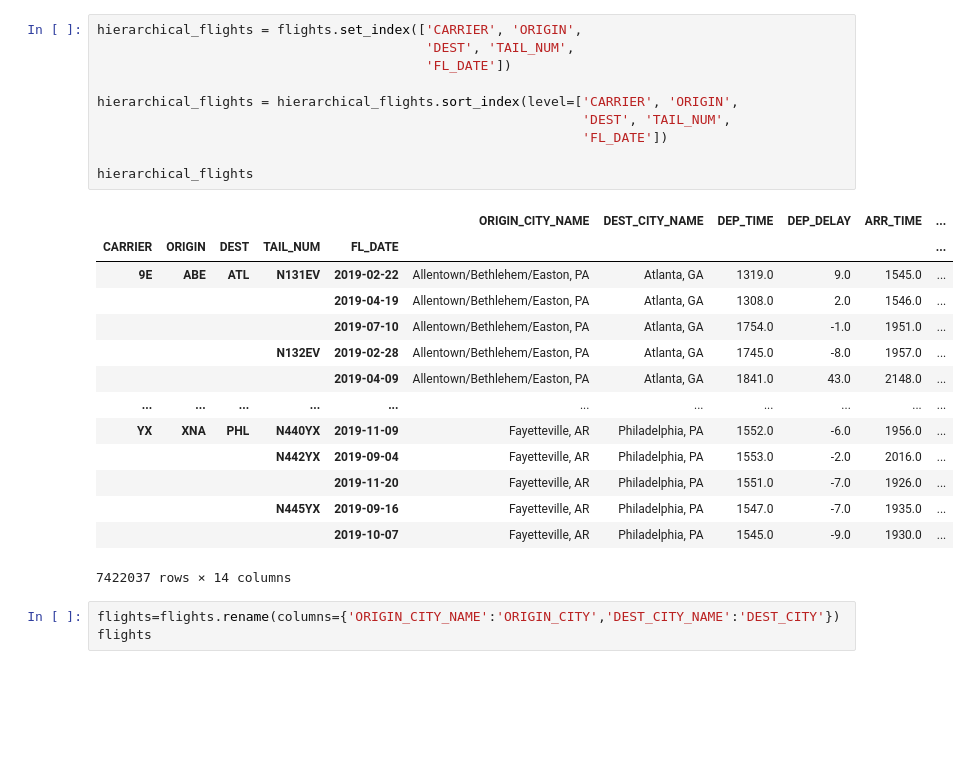
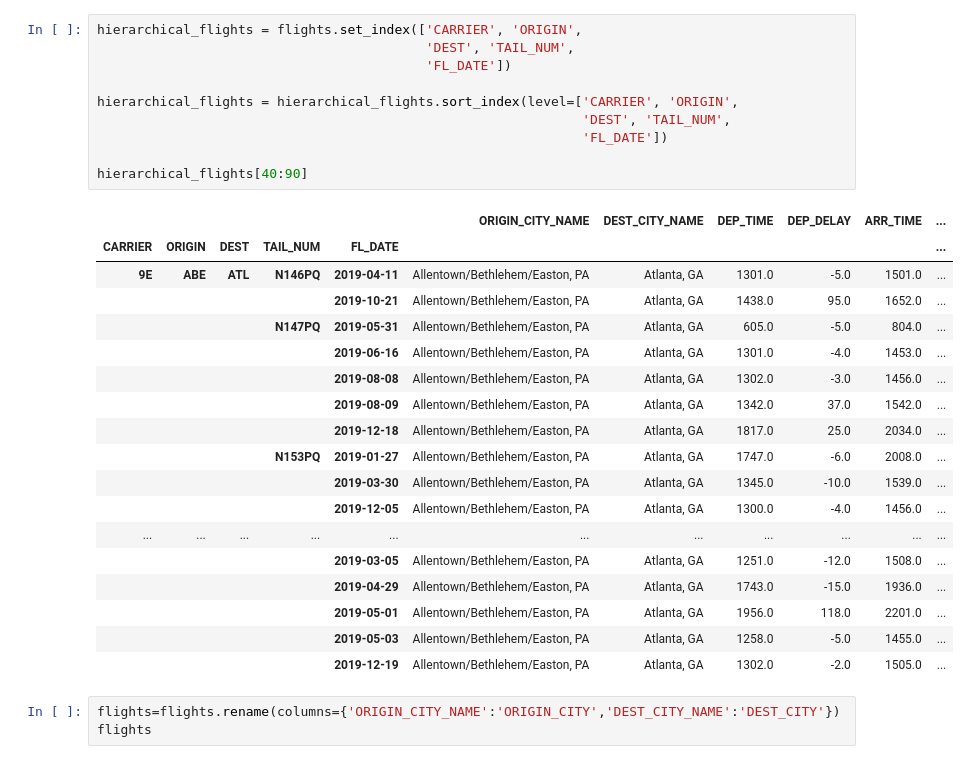
Before and after one commit to Xristos04/Data-Science-Tutorials, a Jupyter notebook: travel.ipynb, the cells around one changed output. Drawn from its saved outputs; the diff is of its cells as text; blank space fills up the shorter version.

Commit message:
hierarchical_flights edit

```diff
--- a/travel.ipynb
+++ b/travel.ipynb
@@ -25,28 +29,32 @@ flights.sample(5)
 # %%
 hierarchical_flights = flights.set_index(['CARRIER', 'ORIGIN',
                                           'DEST', 'TAIL_NUM',
                                           'FL_DATE'])
 
 hierarchical_flights = hierarchical_flights.sort_index(level=['CARRIER', 'ORIGIN',
                                                               'DEST', 'TAIL_NUM',
                                                               'FL_DATE'])
 
-hierarchical_flights
+hierarchical_flights[40:90]
 # %% [output]
 |  |  |  |  |  | ORIGIN_CITY_NAME | DEST_CITY_NAME | DEP_TIME | DEP_DELAY | ARR_TIME | ... |
 | CARRIER | ORIGIN | DEST | TAIL_NUM | FL_DATE |  |  |  |  |  | ... |
-| 9E | ABE | ATL | N131EV | 2019-02-22 | Allentown/Bethlehem/Easton, PA | Atlanta, GA | 1319.0 | 9.0 | 1545.0 | ... |
-|  |  |  |  | 2019-04-19 | Allentown/Bethlehem/Easton, PA | Atlanta, GA | 1308.0 | 2.0 | 1546.0 | ... |
-|  |  |  |  | 2019-07-10 | Allentown/Bethlehem/Easton, PA | Atlanta, GA | 1754.0 | -1.0 | 1951.0 | ... |
-|  |  |  | N132EV | 2019-02-28 | Allentown/Bethlehem/Easton, PA | Atlanta, GA | 1745.0 | -8.0 | 1957.0 | ... |
-|  |  |  |  | 2019-04-09 | Allentown/Bethlehem/Easton, PA | Atlanta, GA | 1841.0 | 43.0 | 2148.0 | ... |
+| 9E | ABE | ATL | N146PQ | 2019-04-11 | Allentown/Bethlehem/Easton, PA | Atlanta, GA | 1301.0 | -5.0 | 1501.0 | ... |
+|  |  |  |  | 2019-10-21 | Allentown/Bethlehem/Easton, PA | Atlanta, GA | 1438.0 | 95.0 | 1652.0 | ... |
+|  |  |  | N147PQ | 2019-05-31 | Allentown/Bethlehem/Easton, PA | Atlanta, GA | 605.0 | -5.0 | 804.0 | ... |
+|  |  |  |  | 2019-06-16 | Allentown/Bethlehem/Easton, PA | Atlanta, GA | 1301.0 | -4.0 | 1453.0 | ... |
+|  |  |  |  | 2019-08-08 | Allentown/Bethlehem/Easton, PA | Atlanta, GA | 1302.0 | -3.0 | 1456.0 | ... |
+|  |  |  |  | 2019-08-09 | Allentown/Bethlehem/Easton, PA | Atlanta, GA | 1342.0 | 37.0 | 1542.0 | ... |
+|  |  |  |  | 2019-12-18 | Allentown/Bethlehem/Easton, PA | Atlanta, GA | 1817.0 | 25.0 | 2034.0 | ... |
+|  |  |  | N153PQ | 2019-01-27 | Allentown/Bethlehem/Easton, PA | Atlanta, GA | 1747.0 | -6.0 | 2008.0 | ... |
+|  |  |  |  | 2019-03-30 | Allentown/Bethlehem/Easton, PA | Atlanta, GA | 1345.0 | -10.0 | 1539.0 | ... |
+|  |  |  |  | 2019-12-05 | Allentown/Bethlehem/Easton, PA | Atlanta, GA | 1300.0 | -4.0 | 1456.0 | ... |
 | ... | ... | ... | ... | ... | ... | ... | ... | ... | ... | ... |
-| YX | XNA | PHL | N440YX | 2019-11-09 | Fayetteville, AR | Philadelphia, PA | 1552.0 | -6.0 | 1956.0 | ... |
-|  |  |  | N442YX | 2019-09-04 | Fayetteville, AR | Philadelphia, PA | 1553.0 | -2.0 | 2016.0 | ... |
-|  |  |  |  | 2019-11-20 | Fayetteville, AR | Philadelphia, PA | 1551.0 | -7.0 | 1926.0 | ... |
-|  |  |  | N445YX | 2019-09-16 | Fayetteville, AR | Philadelphia, PA | 1547.0 | -7.0 | 1935.0 | ... |
-|  |  |  |  | 2019-10-07 | Fayetteville, AR | Philadelphia, PA | 1545.0 | -9.0 | 1930.0 | ... |
+|  |  |  |  | 2019-03-05 | Allentown/Bethlehem/Easton, PA | Atlanta, GA | 1251.0 | -12.0 | 1508.0 | ... |
+|  |  |  |  | 2019-04-29 | Allentown/Bethlehem/Easton, PA | Atlanta, GA | 1743.0 | -15.0 | 1936.0 | ... |
+|  |  |  |  | 2019-05-01 | Allentown/Bethlehem/Easton, PA | Atlanta, GA | 1956.0 | 118.0 | 2201.0 | ... |
+|  |  |  |  | 2019-05-03 | Allentown/Bethlehem/Easton, PA | Atlanta, GA | 1258.0 | -5.0 | 1455.0 | ... |
+|  |  |  |  | 2019-12-19 | Allentown/Bethlehem/Easton, PA | Atlanta, GA | 1302.0 | -2.0 | 1505.0 | ... |
-7422037 rows × 14 columns
 # %%
 flights=flights.rename(columns={'ORIGIN_CITY_NAME':'ORIGIN_CITY','DEST_CITY_NAME':'DEST_CITY'})
 flights
```
Also changed, not shown: parts of 22 cells of this notebook.
